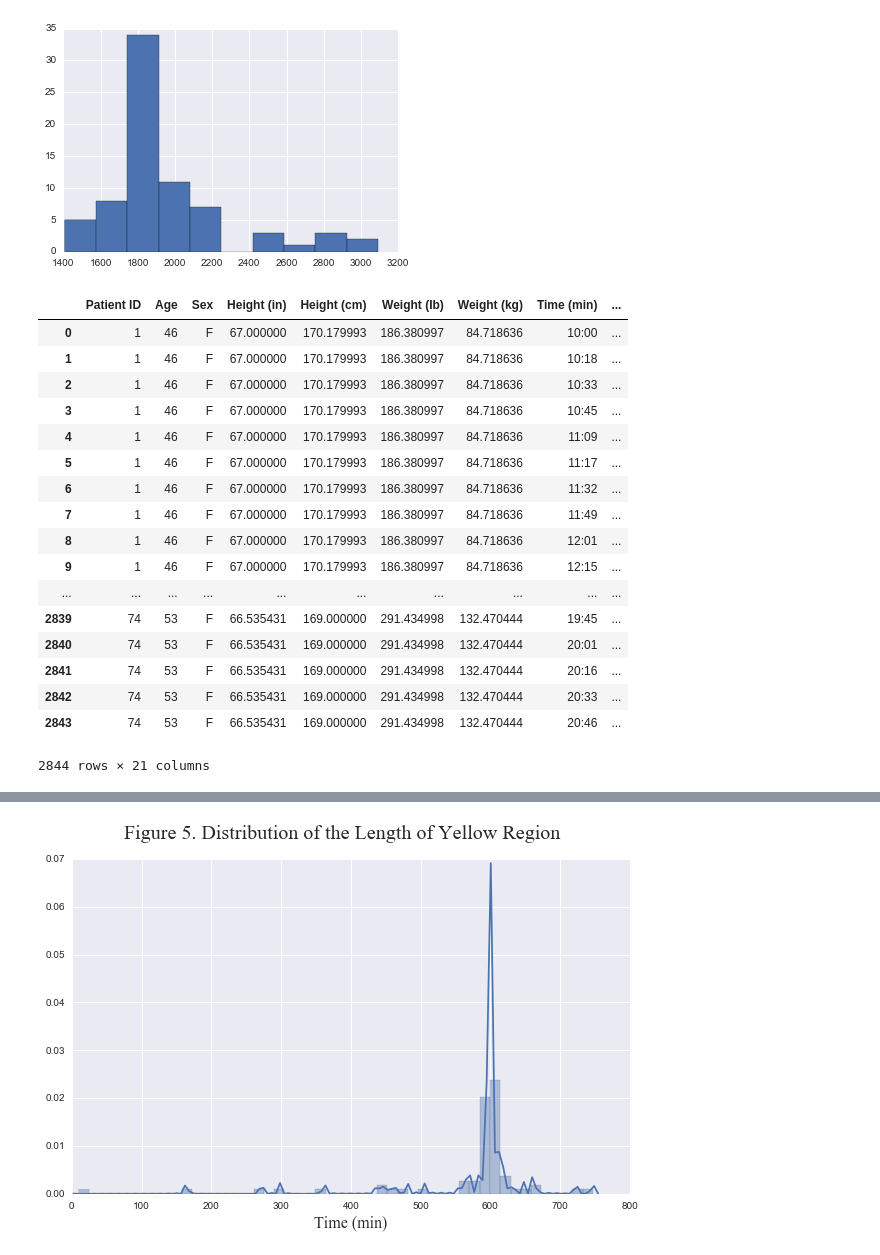
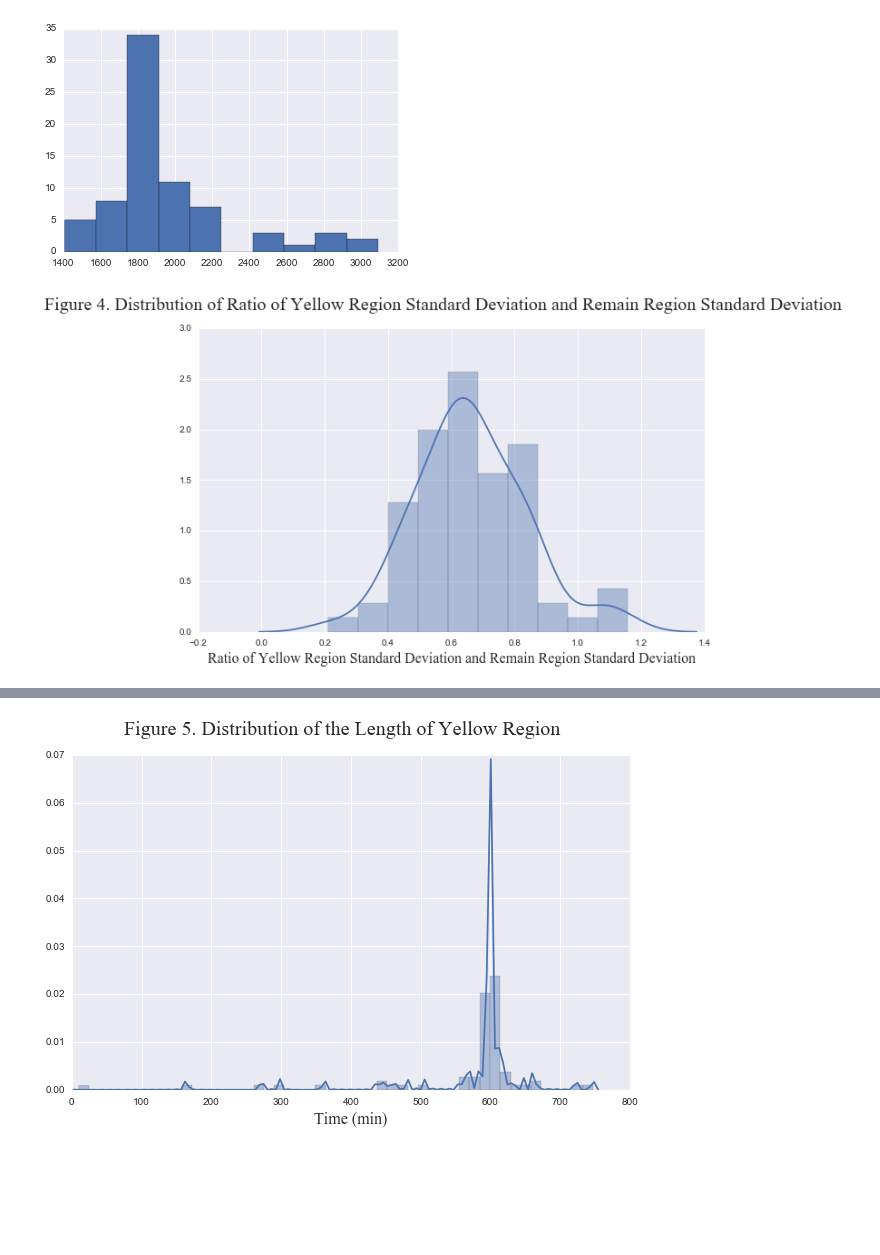
Before and after one commit to junke119119/summer, a Jupyter notebook: Figures.ipynb, the cells around one changed output, grey strips where cells are left out. Saved outputs shown, nothing was run; the diff lists cells and outputs as text; code cells hidden in the pictures; blank space fills up the shorter version.

```diff
--- a/Figures.ipynb
+++ b/Figures.ipynb
@@ -168,21 +175,0 @@ plt.hist(deltatime)
-# %%
-data2
-# %% [output]
-|  | Patient ID | Age | Sex | Height (in) | Height (cm) | Weight (Ib) | Weight (kg) | Time (min) | ... |
-| 0 | 1 | 46 | F | 67.000000 | 170.179993 | 186.380997 | 84.718636 | 10:00 | ... |
-| 1 | 1 | 46 | F | 67.000000 | 170.179993 | 186.380997 | 84.718636 | 10:18 | ... |
-| 2 | 1 | 46 | F | 67.000000 | 170.179993 | 186.380997 | 84.718636 | 10:33 | ... |
-| 3 | 1 | 46 | F | 67.000000 | 170.179993 | 186.380997 | 84.718636 | 10:45 | ... |
-| 4 | 1 | 46 | F | 67.000000 | 170.179993 | 186.380997 | 84.718636 | 11:09 | ... |
-| 5 | 1 | 46 | F | 67.000000 | 170.179993 | 186.380997 | 84.718636 | 11:17 | ... |
-| 6 | 1 | 46 | F | 67.000000 | 170.179993 | 186.380997 | 84.718636 | 11:32 | ... |
-| 7 | 1 | 46 | F | 67.000000 | 170.179993 | 186.380997 | 84.718636 | 11:49 | ... |
-| 8 | 1 | 46 | F | 67.000000 | 170.179993 | 186.380997 | 84.718636 | 12:01 | ... |
-| 9 | 1 | 46 | F | 67.000000 | 170.179993 | 186.380997 | 84.718636 | 12:15 | ... |
-| ... | ... | ... | ... | ... | ... | ... | ... | ... | ... |
-| 2839 | 74 | 53 | F | 66.535431 | 169.000000 | 291.434998 | 132.470444 | 19:45 | ... |
-| 2840 | 74 | 53 | F | 66.535431 | 169.000000 | 291.434998 | 132.470444 | 20:01 | ... |
-| 2841 | 74 | 53 | F | 66.535431 | 169.000000 | 291.434998 | 132.470444 | 20:16 | ... |
-| 2842 | 74 | 53 | F | 66.535431 | 169.000000 | 291.434998 | 132.470444 | 20:33 | ... |
-| 2843 | 74 | 53 | F | 66.535431 | 169.000000 | 291.434998 | 132.470444 | 20:46 | ... |
-2844 rows × 21 columns
@@ -189 +178,10 @@ data2
+# %%
+fig, axes = plt.subplots(figsize=(10, 6))
+sns.distplot(std_ratio);
+fig.suptitle('Figure 4. Distribution of Ratio of Yellow Region Standard Deviation and Remain Region Standard Deviation', fontsize=20, fontweight='bold',fontname="Times New Roman")
+plt.xlabel('Ratio of Yellow Region Standard Deviation and Remain Region Standard Deviation', fontsize=16, fontweight = 'bold', fontname = 'Times New Roman')
+#plt.ylabel('', fontsize=16,  fontweight = 'bold', fontname = 'Times New Roman')
+fig.savefig('Figure4.jpg')
+# %% [output]
+[figure, added]
 # %%
```
Also changed, not shown: parts of 14 cells of this notebook, 10 other files.
